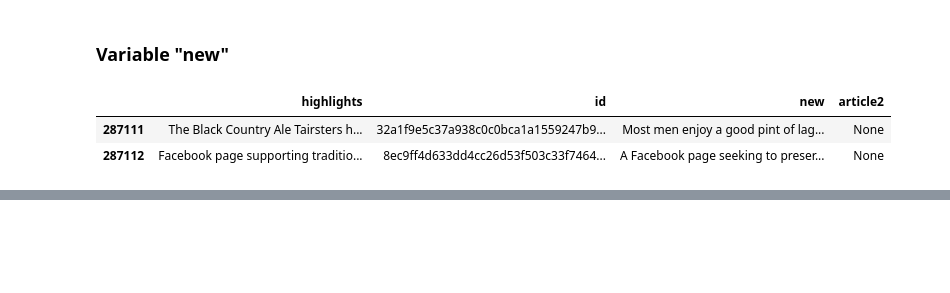
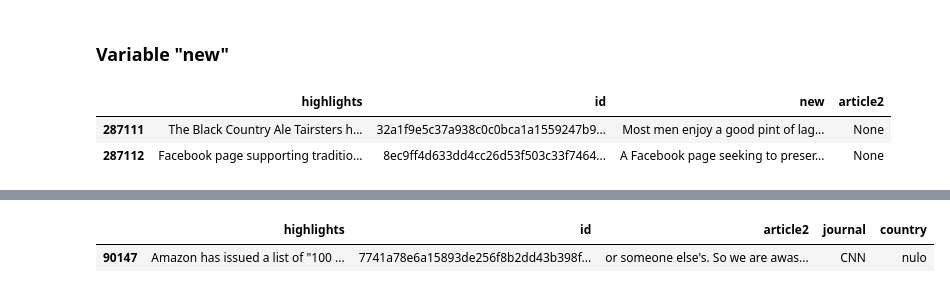
Before and after one commit to andressj1/Prueba-Tecnica, a Jupyter notebook: Copia_de_Prueba_Técnica.ipynb, the cells around one changed output, grey strips where cells are left out. Saved outputs shown, nothing was run; the diff lists cells and outputs as text; code cells hidden in the pictures; blank space fills up the shorter version.

```diff
--- a/Copia_de_Prueba_Técnica.ipynb
+++ b/Copia_de_Prueba_Técnica.ipynb
@@ -190,0 +250,5 @@ df.head(3)
+# %%
+df2.tail(1)
+# %% [output]
+|  | highlights | id | article2 | journal | country |
+| 90147 | Amazon has issued a list of "100 ... | 7741a78e6a15893de256f8b2dd43b398f... | or someone else's. So we are awas... | CNN | nulo |
```
Also changed, not shown: parts of 19 cells of this notebook.
